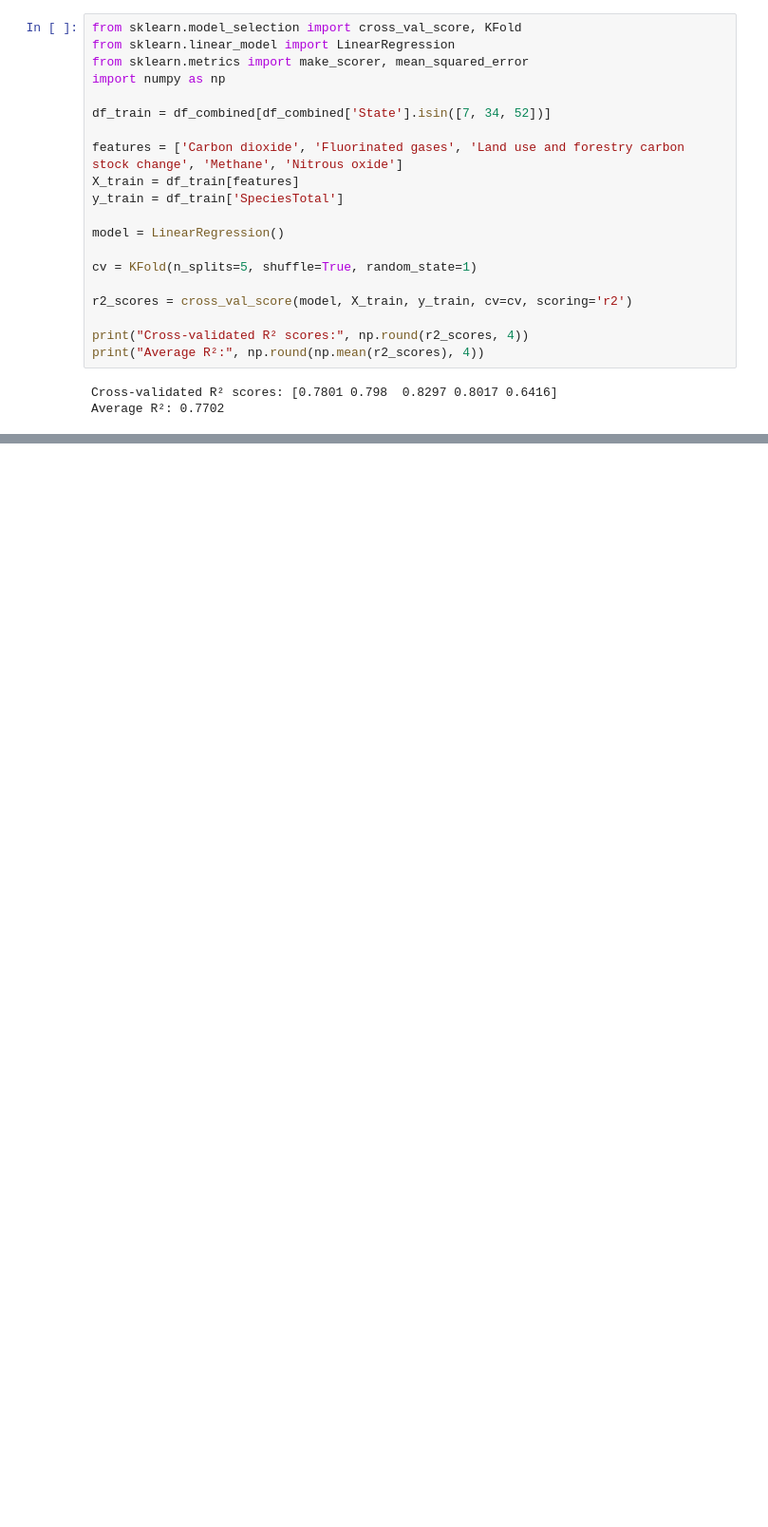
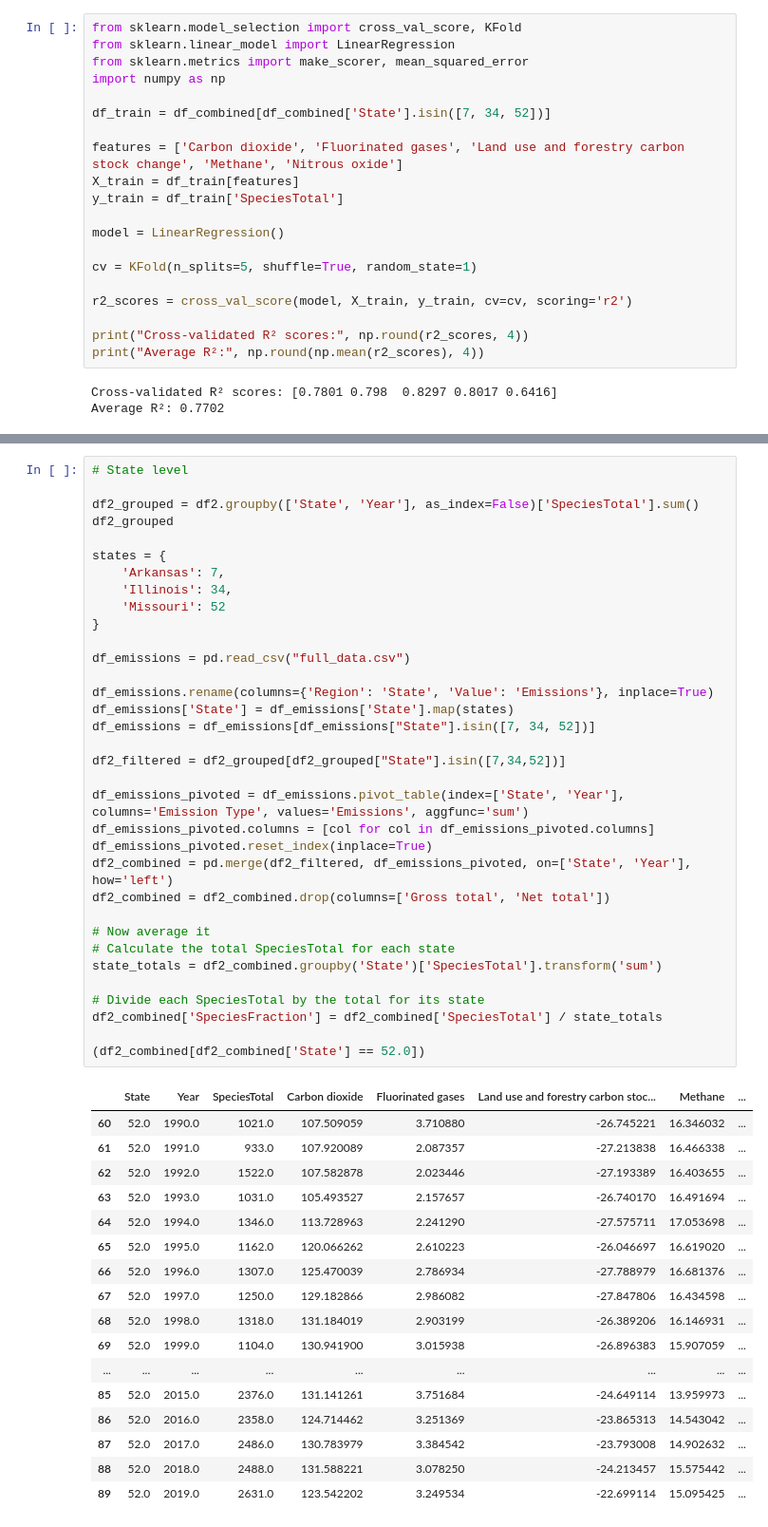
Before and after one commit to mt3842/STAT4291proj, a Jupyter notebook: data/processed/bird.ipynb, the cells around one changed output, grey strips where cells are left out. Shown at 95% size. Saved outputs shown, nothing was run; the diff lists cells and outputs as text; blank space fills up the shorter version.

```diff
--- a/data/processed/bird.ipynb
+++ b/data/processed/bird.ipynb
@@ -243,0 +268,52 @@ Average R²: 0.7702
+# %%
+# State level
+
+df2_grouped = df2.groupby(['State', 'Year'], as_index=False)['SpeciesTotal'].sum()
+df2_grouped
+
+states = {
+    'Arkansas': 7,
+    'Illinois': 34,
+    'Missouri': 52
+}
+
+df_emissions = pd.read_csv("full_data.csv")
+
+df_emissions.rename(columns={'Region': 'State', 'Value': 'Emissions'}, inplace=True)
+df_emissions['State'] = df_emissions['State'].map(states)
+df_emissions = df_emissions[df_emissions["State"].isin([7, 34, 52])]
+
+df2_filtered = df2_grouped[df2_grouped["State"].isin([7,34,52])]
+
+df_emissions_pivoted = df_emissions.pivot_table(index=['State', 'Year'], columns='Emission Type', values='Emissions', aggfunc='sum')
+df_emissions_pivoted.columns = [col for col in df_emissions_pivoted.columns]
+df_emissions_pivoted.reset_index(inplace=True)
+df2_combined = pd.merge(df2_filtered, df_emissions_pivoted, on=['State', 'Year'], how='left')
+df2_combined = df2_combined.drop(columns=['Gross total', 'Net total'])
+
+# Now average it
+# Calculate the total SpeciesTotal for each state
+state_totals = df2_combined.groupby('State')['SpeciesTotal'].transform('sum')
+
+# Divide each SpeciesTotal by the total for its state
+df2_combined['SpeciesFraction'] = df2_combined['SpeciesTotal'] / state_totals
+
+(df2_combined[df2_combined['State'] == 52.0])
+# %% [output]
+|  | State | Year | SpeciesTotal | Carbon dioxide | Fluorinated gases | Land use and forestry carbon stoc... | Methane | ... |
+| 60 | 52.0 | 1990.0 | 1021.0 | 107.509059 | 3.710880 | -26.745221 | 16.346032 | ... |
+| 61 | 52.0 | 1991.0 | 933.0 | 107.920089 | 2.087357 | -27.213838 | 16.466338 | ... |
+| 62 | 52.0 | 1992.0 | 1522.0 | 107.582878 | 2.023446 | -27.193389 | 16.403655 | ... |
+| 63 | 52.0 | 1993.0 | 1031.0 | 105.493527 | 2.157657 | -26.740170 | 16.491694 | ... |
+| 64 | 52.0 | 1994.0 | 1346.0 | 113.728963 | 2.241290 | -27.575711 | 17.053698 | ... |
+| 65 | 52.0 | 1995.0 | 1162.0 | 120.066262 | 2.610223 | -26.046697 | 16.619020 | ... |
+| 66 | 52.0 | 1996.0 | 1307.0 | 125.470039 | 2.786934 | -27.788979 | 16.681376 | ... |
+| 67 | 52.0 | 1997.0 | 1250.0 | 129.182866 | 2.986082 | -27.847806 | 16.434598 | ... |
+| 68 | 52.0 | 1998.0 | 1318.0 | 131.184019 | 2.903199 | -26.389206 | 16.146931 | ... |
+| 69 | 52.0 | 1999.0 | 1104.0 | 130.941900 | 3.015938 | -26.896383 | 15.907059 | ... |
+| ... | ... | ... | ... | ... | ... | ... | ... | ... |
+| 85 | 52.0 | 2015.0 | 2376.0 | 131.141261 | 3.751684 | -24.649114 | 13.959973 | ... |
+| 86 | 52.0 | 2016.0 | 2358.0 | 124.714462 | 3.251369 | -23.865313 | 14.543042 | ... |
+| 87 | 52.0 | 2017.0 | 2486.0 | 130.783979 | 3.384542 | -23.793008 | 14.902632 | ... |
+| 88 | 52.0 | 2018.0 | 2488.0 | 131.588221 | 3.078250 | -24.213457 | 15.575442 | ... |
+| 89 | 52.0 | 2019.0 | 2631.0 | 123.542202 | 3.249534 | -22.699114 | 15.095425 | ... |
```
Also changed, not shown: parts of 11 cells of this notebook, 2 other files.
